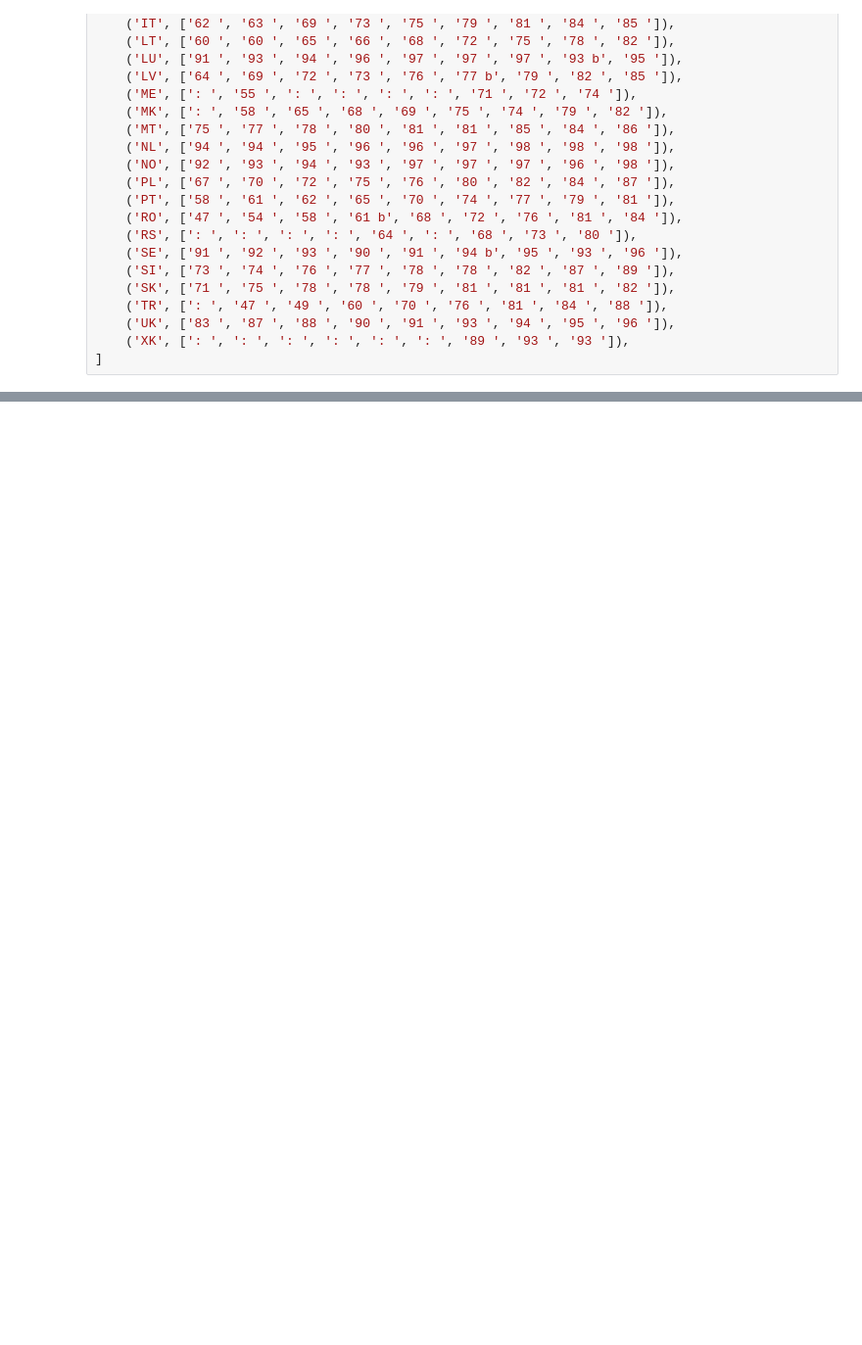
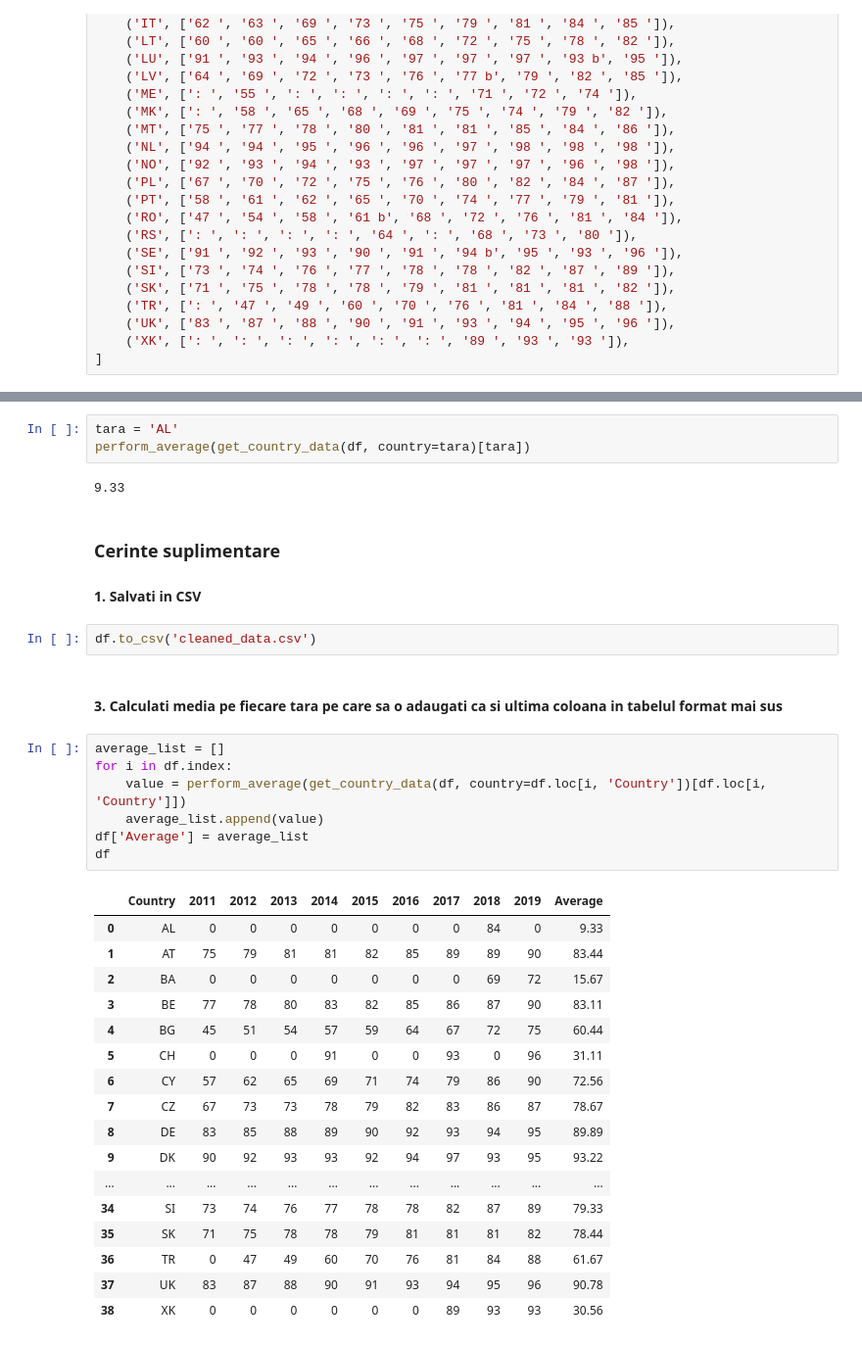
Before and after one commit to denesgeza/scoalainformala, a Jupyter notebook: Teme/Selenium/tema_2.ipynb, the cells around one changed output, grey strips where cells are left out. Shown at 98% size. Saved outputs shown, nothing was run; the diff lists cells and outputs as text; blank space fills up the shorter version.

```diff
--- a/Teme/Selenium/tema_2.ipynb
+++ b/Teme/Selenium/tema_2.ipynb
@@ -76,0 +166,37 @@ df
+# %%
+tara = 'AL'
+perform_average(get_country_data(df, country=tara)[tara])
+# %% [output]
+9.33
+# %% [markdown]
+### Cerinte suplimentare
+#### 1. Salvati in CSV
+# %%
+df.to_csv('cleaned_data.csv')
+# %% [markdown]
+#### 3. Calculati media pe fiecare tara pe care sa o adaugati ca si ultima coloana in tabelul format mai sus
+# %%
+average_list = []
+for i in df.index:
+    value = perform_average(get_country_data(df, country=df.loc[i, 'Country'])[df.loc[i, 'Country']])
+    average_list.append(value)
+df['Average'] = average_list
+df
+# %% [output]
+|  | Country | 2011 | 2012 | 2013 | 2014 | 2015 | 2016 | 2017 | 2018 | 2019 | Average |
+| 0 | AL | 0 | 0 | 0 | 0 | 0 | 0 | 0 | 84 | 0 | 9.33 |
+| 1 | AT | 75 | 79 | 81 | 81 | 82 | 85 | 89 | 89 | 90 | 83.44 |
+| 2 | BA | 0 | 0 | 0 | 0 | 0 | 0 | 0 | 69 | 72 | 15.67 |
+| 3 | BE | 77 | 78 | 80 | 83 | 82 | 85 | 86 | 87 | 90 | 83.11 |
+| 4 | BG | 45 | 51 | 54 | 57 | 59 | 64 | 67 | 72 | 75 | 60.44 |
+| 5 | CH | 0 | 0 | 0 | 91 | 0 | 0 | 93 | 0 | 96 | 31.11 |
+| 6 | CY | 57 | 62 | 65 | 69 | 71 | 74 | 79 | 86 | 90 | 72.56 |
+| 7 | CZ | 67 | 73 | 73 | 78 | 79 | 82 | 83 | 86 | 87 | 78.67 |
+| 8 | DE | 83 | 85 | 88 | 89 | 90 | 92 | 93 | 94 | 95 | 89.89 |
+| 9 | DK | 90 | 92 | 93 | 93 | 92 | 94 | 97 | 93 | 95 | 93.22 |
+| ... | ... | ... | ... | ... | ... | ... | ... | ... | ... | ... | ... |
+| 34 | SI | 73 | 74 | 76 | 77 | 78 | 78 | 82 | 87 | 89 | 79.33 |
+| 35 | SK | 71 | 75 | 78 | 78 | 79 | 81 | 81 | 81 | 82 | 78.44 |
+| 36 | TR | 0 | 47 | 49 | 60 | 70 | 76 | 81 | 84 | 88 | 61.67 |
+| 37 | UK | 83 | 87 | 88 | 90 | 91 | 93 | 94 | 95 | 96 | 90.78 |
+| 38 | XK | 0 | 0 | 0 | 0 | 0 | 0 | 89 | 93 | 93 | 30.56 |
```
Also changed, not shown: parts of 19 cells of this notebook, 3 other files.
